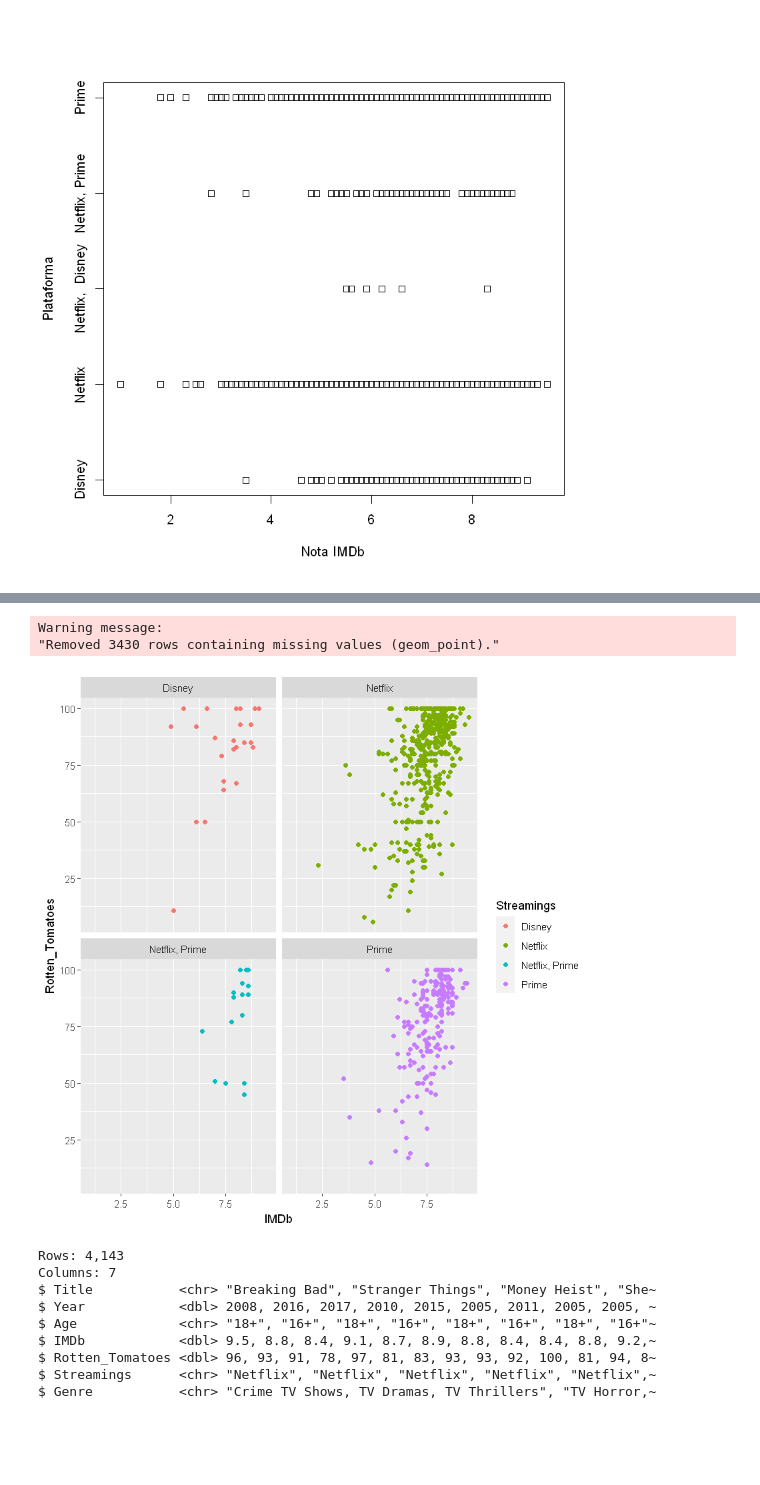
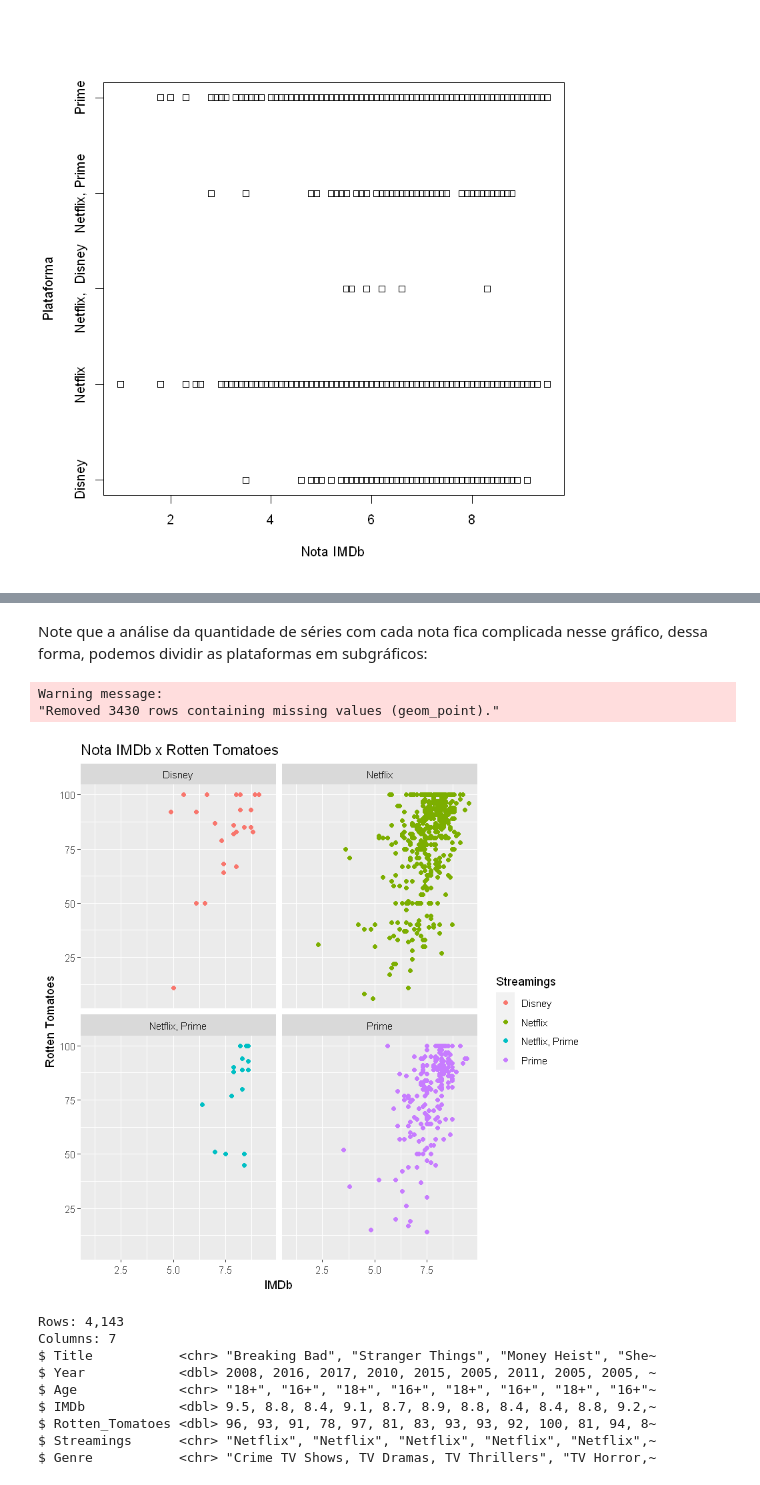
Before and after one commit to igorcj/AEDV, a Jupyter notebook: TV-Shows_Michels.ipynb, the cells around one changed output, grey strips where cells are left out. Drawn from its saved outputs; the diff is of its cells as text; code cells hidden in the pictures; blank space fills up the shorter version.

```diff
--- a/TV-Shows_Michels.ipynb
+++ b/TV-Shows_Michels.ipynb
@@ -247,12 +399,15 @@ Warning message:
+# %% [markdown]
+Note que a análise da quantidade de séries com cada nota fica complicada nesse gráfico, dessa forma, podemos dividir as plataformas em subgráficos:
 # %%
 cshows %>% filter(Streamings != "Netflix,  Disney") %>%
 ggplot(aes(x = IMDb, y = Rotten_Tomatoes, color = Streamings)) +
+labs(x = "IMDb", y = "Rotten Tomatoes", title = "Nota IMDb x Rotten Tomatoes") +
 geom_point() +
 facet_wrap(~ Streamings, ncol = 2)
 # %% [output]
 Warning message:
 "Removed 3430 rows containing missing values (geom_point)."
-[figure, old version]
+[figure, new version]
 # %%
 glimpse(cshows)
 # %% [output]
```
Also changed, not shown: parts of 28 cells of this notebook.
